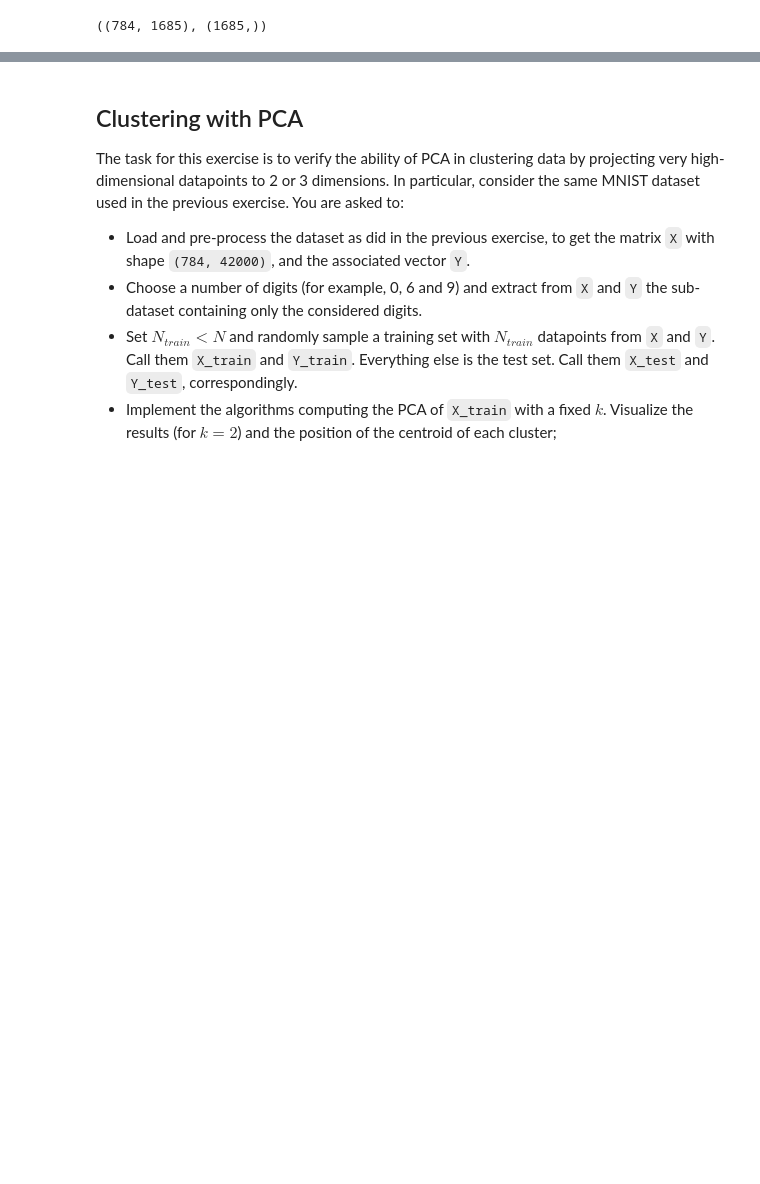
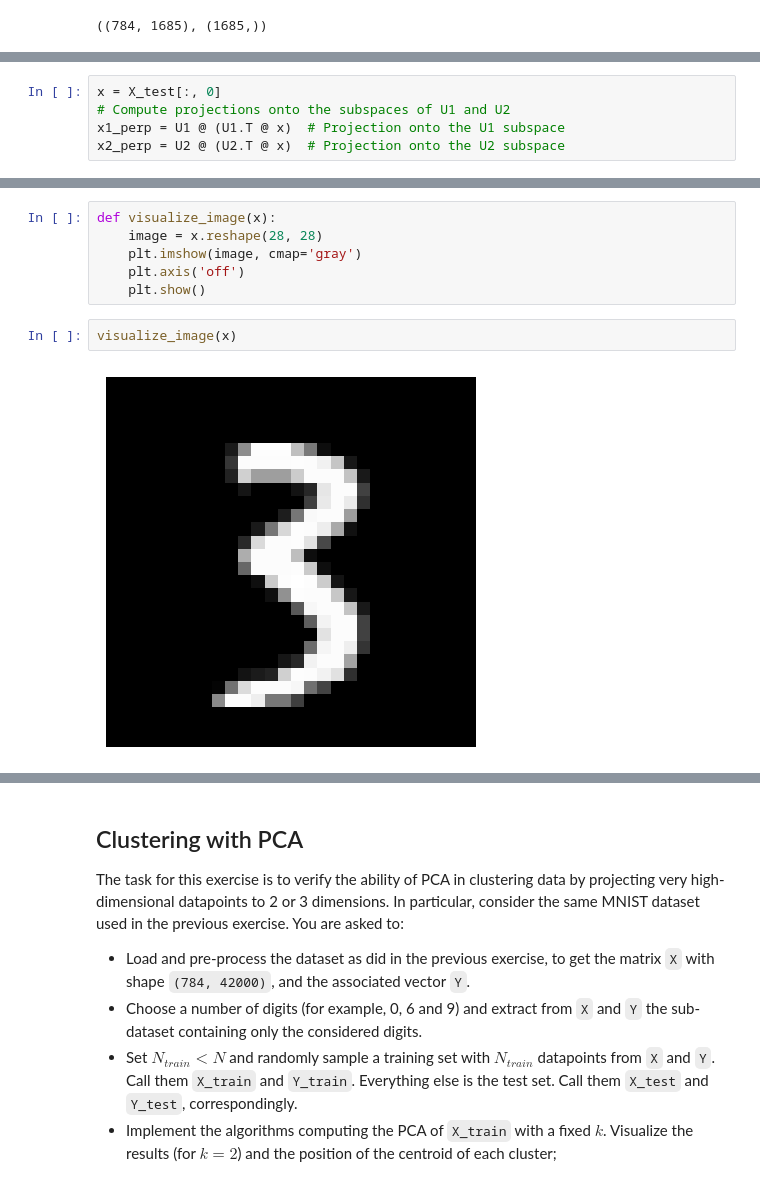
Before and after one commit to Mathacc/statmethods, a Jupyter notebook: homeworks-solutions/HW2.ipynb, the cells around one changed output, grey strips where cells are left out. Cells and saved outputs as stored; diff of their text form; blank space fills up the shorter version.

```diff
--- a/homeworks-solutions/HW2.ipynb
+++ b/homeworks-solutions/HW2.ipynb
@@ -275,0 +283,5 @@ X_test.shape, Y_test.shape
+# %%
+x = X_test[:, 0]
+# Compute projections onto the subspaces of U1 and U2
+x1_perp = U1 @ (U1.T @ x)  # Projection onto the U1 subspace
+x2_perp = U2 @ (U2.T @ x)  # Projection onto the U2 subspace
@@ -275,0 +298,10 @@ X_test.shape, Y_test.shape
+# %%
+def visualize_image(x):
+    image = x.reshape(28, 28)
+    plt.imshow(image, cmap='gray')
+    plt.axis('off')
+    plt.show()
+# %%
+visualize_image(x)
+# %% [output]
+[figure, added]
```
Also changed, not shown: parts of 24 cells of this notebook.
